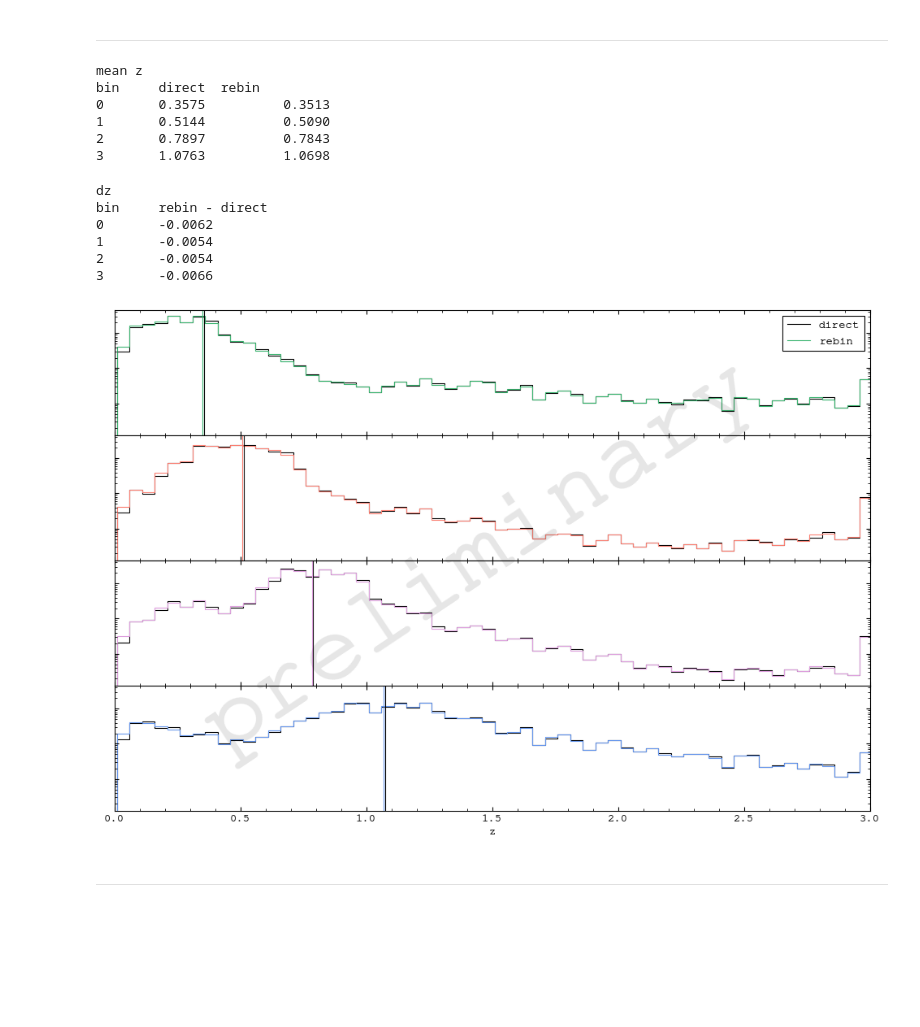
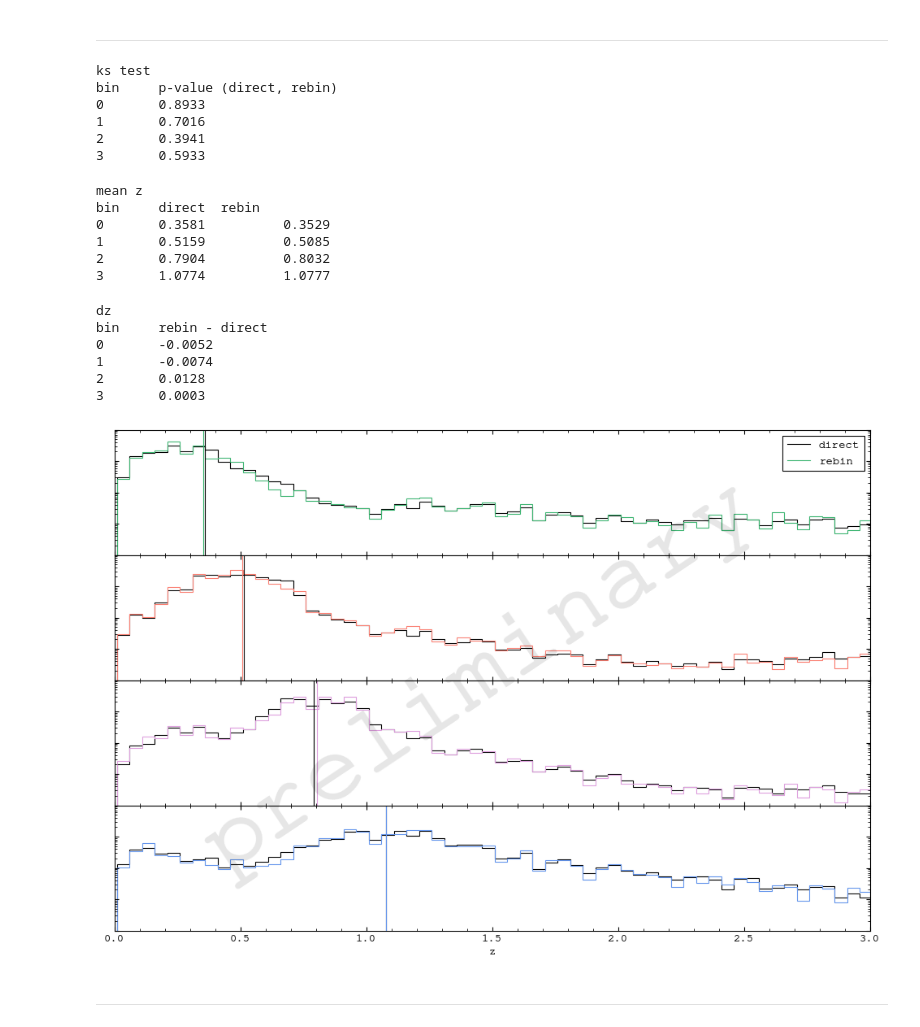
Before and after one commit to sidneymau/des-y6-image-sims-analysis, a Jupyter notebook: notebooks/2025_02_17_tomography/binning.ipynb, the cells around one changed output. Cells and saved outputs as stored; diff of their text form; code cells hidden in the pictures; blank space fills up the shorter version.

```diff
--- a/notebooks/2025_02_17_tomography/binning.ipynb
+++ b/notebooks/2025_02_17_tomography/binning.ipynb
@@ -185,17 +214,40 @@ for tomographic_bin in lib.const.TOMOGRAPHIC_BINS:
     Z = _Z[bhat_msk]
     response_weight = (weights_sim * response_sim)[bhat_msk]
     nz = np.histogram(Z, zbins_001, weights=response_weight, density=True)[0]
+    # nz = np.append([0], nz)
 
-    #Pileup at z=3
-    idx = np.min(np.where(zbins_001 >= 3)) - 1
-    nz[idx] = np.sum(nz[idx:])
-    nz = nz[:idx + 1]
+    # Pileup at z=3
+    # idx = np.min(np.where(zbins_001 >= 3)) - 1
+    # nz[idx] = np.sum(nz[idx:])
+    # nz[idx + 1:] = 0
 
     #Convert to Tz and dz=0.05
     y = rebin_001_to_005(nz)
-    dndz_true = t_005.dndz(y, zvals_005)
+    dndz_true = t_005.dndz(y, zbinsc_005)
+    # dndz_true[0] = 0
 
     nz_rebin_005[tomographic_bin] = dndz_true
+# %%
+print("ks test")
+print(
+    f"bin"
+    f"\tp-value (direct, rebin)"
+)
+for i in lib.const.TOMOGRAPHIC_BINS:
+    ks = stats.kstest(
+        nz_direct_005[i],
+        nz_rebin_005[i],
+    )
+    print(
+        f"{i}\t{ks.pvalue :.4f}"
+    )
+# %% [output]
+ks test
+bin     p-value (direct, rebin)
+0       0.8933
+1       0.7016
+2       0.3941
+3       0.5933
 # %%
 print("mean z")
 print(
@@ -206,17 +258,17 @@ print(
 for i in lib.const.TOMOGRAPHIC_BINS:
     print(
         f"{i}"
-        f"\t{np.average(zvals_005, weights=nz_direct_005[i]) :.4f}"
+        f"\t{np.average(zbinsc_005, weights=nz_direct_005[i]) :.4f}"
         "\t"
-        f"\t{np.average(zvals_005, weights=nz_rebin_005[i]) :.4f}"
+        f"\t{np.average(zbinsc_005, weights=nz_rebin_005[i]) :.4f}"
     )
 # %% [output]
 mean z
 bin     direct  rebin
-0       0.3575          0.3513
-1       0.5144          0.5090
-2       0.7897          0.7843
-3       1.0763          1.0698
+0       0.3581          0.3529
+1       0.5159          0.5085
+2       0.7904          0.8032
+3       1.0774          1.0777
 # %%
 print("dz")
 print(
@@ -226,15 +278,15 @@ print(
 for i in lib.const.TOMOGRAPHIC_BINS:
     print(
         f"{i}"
-        f"\t{np.average(zvals_005, weights=nz_rebin_005[i]) - np.average(zvals_005, weights=nz_direct_005[i]) :.4f}"
+        f"\t{np.average(zbinsc_005, weights=nz_rebin_005[i]) - np.average(zbinsc_005, weights=nz_direct_005[i]) :.4f}"
     )
 # %% [output]
 dz
 bin     rebin - direct
-0       -0.0062
-1       -0.0054
-2       -0.0054
-3       -0.0066
+0       -0.0052
+1       -0.0074
+2       0.0128
+3       0.0003
 # %%
 fig, axs = plt.subplots(len(lib.const.TOMOGRAPHIC_BINS), 1, figsize=(12, 8), sharex=True, sharey=True)
 
@@ -249,44 +301,45 @@ tomo_colors = {
 
 for i in lib.const.TOMOGRAPHIC_BINS:
     axs[i].axvline(
-        np.average(zvals_005, weights=nz_direct_005[i]),
+        np.average(zbinsc_005, weights=nz_direct_005[i]),
         c="k",
         ls="-",
     )
     axs[i].stairs(
         nz_direct_005[i],
-        edges=zedges_005,
+        edges=zbins_005,
         ec="k",
         ls="-",
         label="direct",
     )
 
     axs[i].axvline(
-        np.average(zvals_005, weights=nz_rebin_005[i]),
+        np.average(zbinsc_005, weights=nz_rebin_005[i]),
         c=tomo_colors[i],
         ls="-",
     )
     axs[i].stairs(
         nz_rebin_005[i],
-        edges=zedges_005,
+        edges=zbins_005,
         ec=tomo_colors[i],
         ls="-",
         label="rebin",
     )
 
 axs[-1].set_xlim(0, 3)
 axs[-1].set_yscale("log")
+axs[-1].set_ylim(1e-3, 1e1)
 
 axs[-1].set_xlabel("z")
 axs[-1].set_yticklabels([])
 
 axs[0].legend(loc="upper right")
 
 watermark(fig)
 
 plt.show()
 # %% [output]
-[figure, old version]
+[figure, new version]
 # %% [markdown]
 ---
 # %%
```
Also changed, not shown: parts of 20 cells of this notebook.
